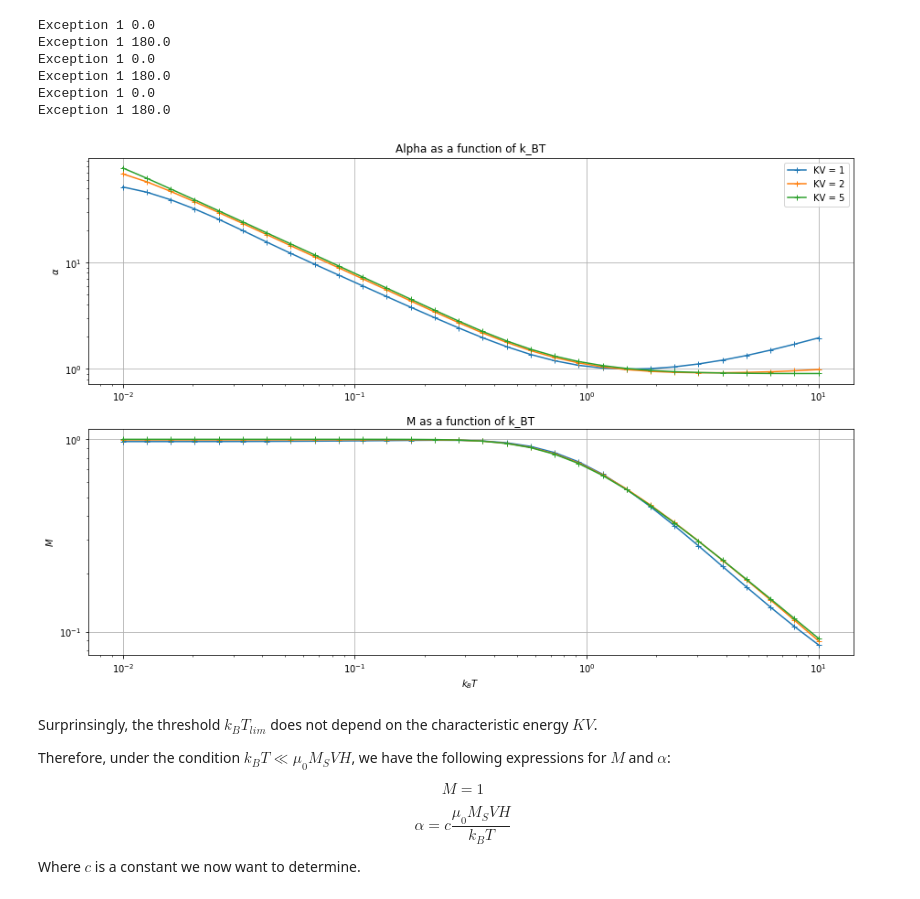
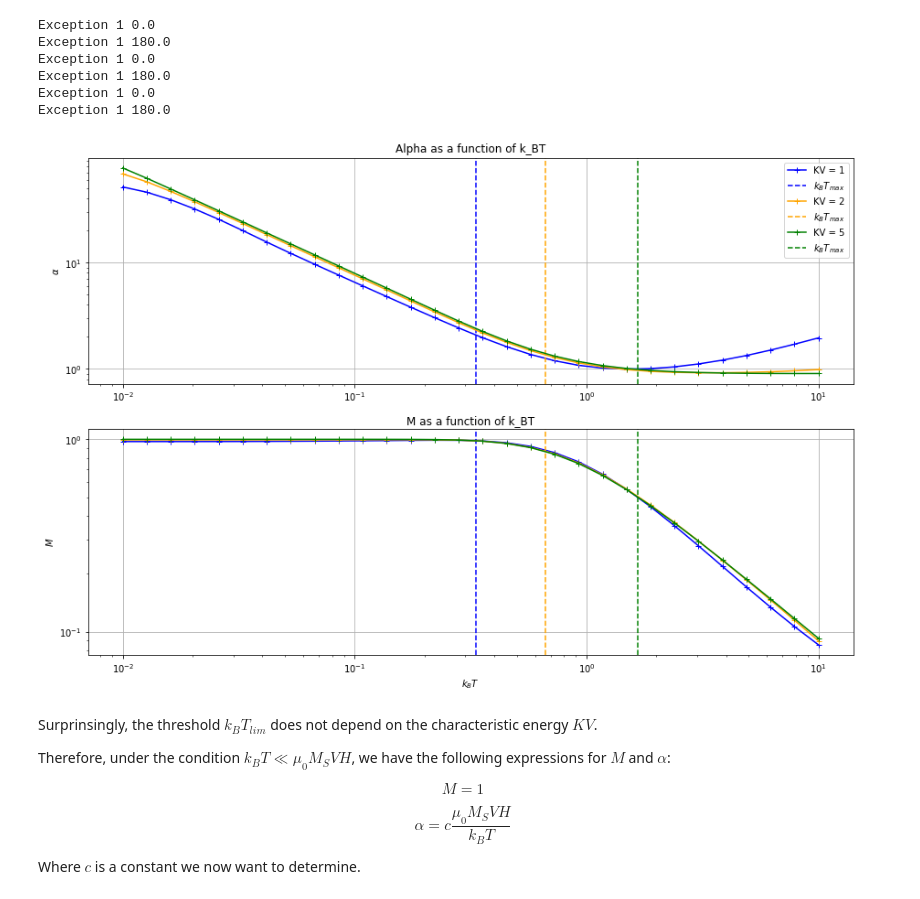
Before and after one commit to spintronic-computing-group/spnc, a Jupyter notebook: notebooks/SPNC-anisotropy/SPNC-Anisotropy.ipynb, the cells around one changed output. Drawn from its saved outputs; the diff is of its cells as text; code cells hidden in the pictures.

```diff
--- a/notebooks/SPNC-anisotropy/SPNC-Anisotropy.ipynb
+++ b/notebooks/SPNC-anisotropy/SPNC-Anisotropy.ipynb
@@ -98,7 +98,7 @@ def energy_barriers(theta_H):
 
     return(theta_1,theta_2,e_12_1,e_21_1,e_12_2,e_21_2)
 # %%
-Theta_H = np.linspace(0,180,50)
+Theta_H = np.linspace(0,180,100)
 E_12_1 = []
 E_21_1 = []
 E_12_2 = []
@@ -181,0 +208,12 @@ plt.show()
+# %%
+theta_H_input = 45
+k_BT = 0.1
+p_0_1 = 0.5
+p_0_2 = 0.5
+(theta_1,theta_2,e_12_1,e_21_1,e_12_2,e_21_2) = energy_barriers(theta_H_input)
+omega_12 = omega(e_12_1,e_12_2,k_BT)
+omega_21 = omega(e_21_1,e_21_2,k_BT)
+omega_tot = omega_12 + omega_21
+Time = np.linspace(0,10,100)
+p_1 = probability_state(Time,p_0_1,omega_tot,omega_21)
+p_2 = probability_state(Time,p_0_2,omega_tot,omega_12)
@@ -356,9 +406,12 @@ Exception 1 0.0
 Exception 1 180.0
 # %%
 plt.figure(figsize = (15,10))
+k_BTmax = K*V/3
 plt.subplot(211)
 for i in range(len(H_list)):
     plt.plot(Temperatures_large, Alpha_vs_H[i], marker = '+', label = "mu_0*M_S*V*H = "+str(H_list[i]*mu_0*M_S*V))
+    if (i==len(H_list)-1):
+        plt.axvline(x=k_BTmax,linestyle='--',color="red",label=r'$k_BT_{max}$')
 plt.grid(True)
 plt.legend(loc="best")
 plt.ylabel(r'$\alpha$')
@@ -368,6 +421,8 @@ plt.yscale("log")
 plt.subplot(212)
 for i in range(len(H_list)):
     plt.plot(Temperatures_large, M_vs_H[i], marker = '+', label = "mu_0*M_S*V*H = "+str(H_list[i]*mu_0*M_S*V))
+    if (i==len(H_list)-1):
+        plt.axvline(x=k_BTmax,linestyle='--',color="red")
 plt.grid(True)
 plt.xlabel(r'$k_BT$')
 plt.ylabel(r'$M$')
@@ -432,27 +487,32 @@ Exception 1 0.0
 Exception 1 180.0
 # %%
 plt.figure(figsize = (15,10))
+colors = ["blue","orange","green"]
 plt.subplot(211)
 for i in range(len(K_list)):
-    plt.plot(Temperatures_large, Alpha_vs_K[i], marker = '+', label = "KV = "+str(K_list[i]*V))
+    k_BTmax = K_list[i]*V/3
+    plt.plot(Temperatures_large, Alpha_vs_K[i], color=colors[i], marker = '+', label = "KV = "+str(K_list[i]*V))
+    plt.axvline(x=k_BTmax,linestyle='--',color=colors[i],label=r'$k_BT_{max}$')
 plt.grid(True)
 plt.legend(loc="best")
 plt.ylabel(r'$\alpha$')
 plt.title("Alpha as a function of k_BT")
 plt.xscale("log")
 plt.yscale("log")
 plt.subplot(212)
 for i in range(len(K_list)):
-    plt.plot(Temperatures_large, M_vs_K[i], marker = '+', label = "KV = "+str(K_list[i]*V))
+    k_BTmax = K_list[i]*V/3
+    plt.plot(Temperatures_large, M_vs_K[i], color=colors[i], marker = '+', label = "KV = "+str(K_list[i]*V))
+    plt.axvline(x=k_BTmax,linestyle='--',color=colors[i])
 plt.grid(True)
 plt.xlabel(r'$k_BT$')
 plt.ylabel(r'$M$')
 plt.xscale("log")
 plt.yscale("log")
 plt.title("M as a function of k_BT")
 plt.show()
 # %% [output]
-[figure, old version]
+[figure, new version]
 # %% [markdown]
 Surprinsingly, the threshold $k_BT_{lim}$ does not depend on the characteristic energy $KV$.
 
```
Also changed, not shown: parts of 17 cells of this notebook, 1 other file.
